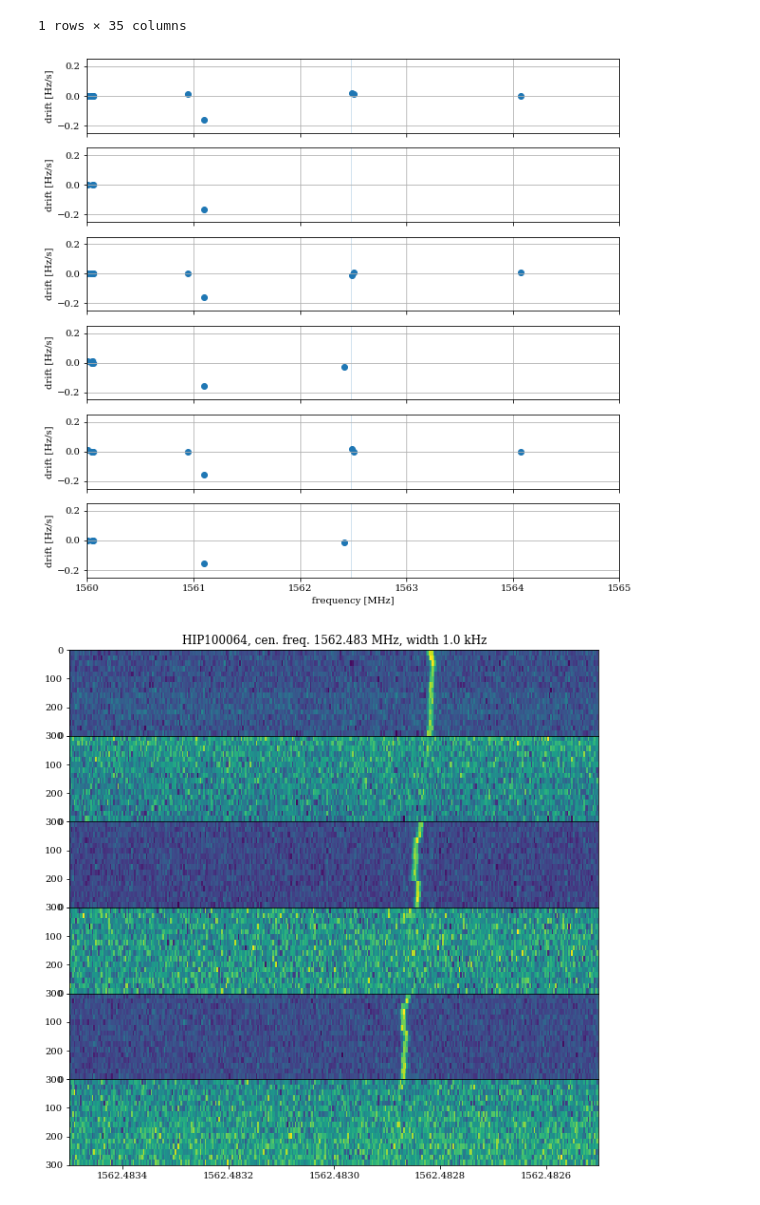
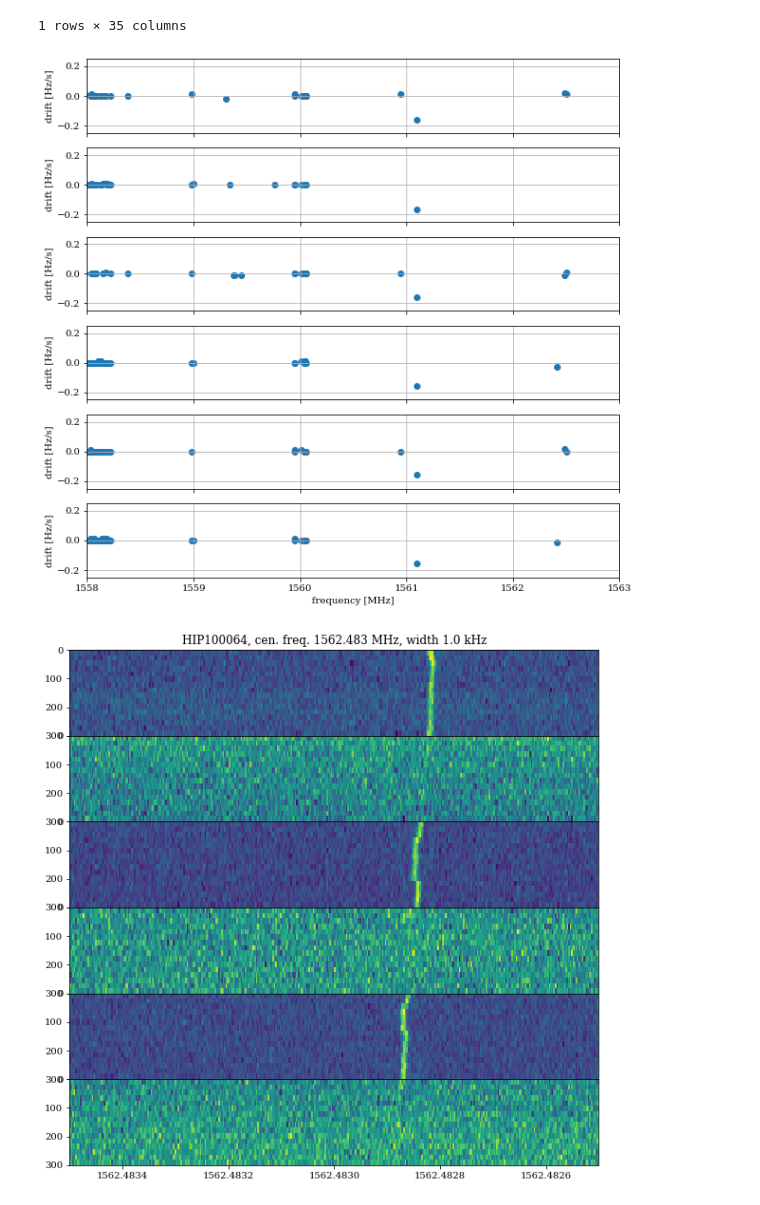
Before and after one commit to bjacobell/nearby-stars, a Jupyter notebook: test.ipynb, the cells around one changed output. Cells and saved outputs as stored; diff of their text form; code cells hidden in the pictures.

```diff
--- a/test.ipynb
+++ b/test.ipynb
@@ -28,26 +372,26 @@ df0
 # %%
 fig, ax = plt.subplots(6, 1, sharex=True, figsize=(10,10))
 for i in range(6):
     dat = df0[f'turboSETI .dat path {i+1}'].values[0]
     dfp = pd.read_table(dat, sep='\s+', names=['Top_Hit_#','Drift_Rate','SNR','Uncorrected_Frequency','Corrected_Frequency',
                                                     'Index', 'freq_start', 'freq_end', 'SEFD', 'SEFD_freq', 'Coarse_Channel_Number',
                                                     'Full_number_of_hits'], skiprows=9)
     ff = dfp['Uncorrected_Frequency'].values
     dd = dfp['Drift_Rate'].values
     ss = dfp['SNR'].values
     s = ax[i].scatter(ff, dd)
     ax[i].set_ylim(-0.25, 0.25)
     ax[i].grid()
     #fig.colorbar(s, ax=ax[i])
     bw = 1000e-6
     ax[i].axvspan(1562.483-bw/2, 1562.483+bw/2, alpha=0.2)
     ax[i].set_ylabel('drift [Hz/s]')
-plt.xlim(1560, 1565)
+plt.xlim(1558, 1563)
 plt.xlabel('frequency [MHz]')
 
 plt.show()
 # %% [output]
-[figure, old version]
+[figure, new version]
 # %%
 fc = 1538.712228
 fc = 1562.483
```
Also changed, not shown: parts of 26 cells of this notebook, 32 other files.
